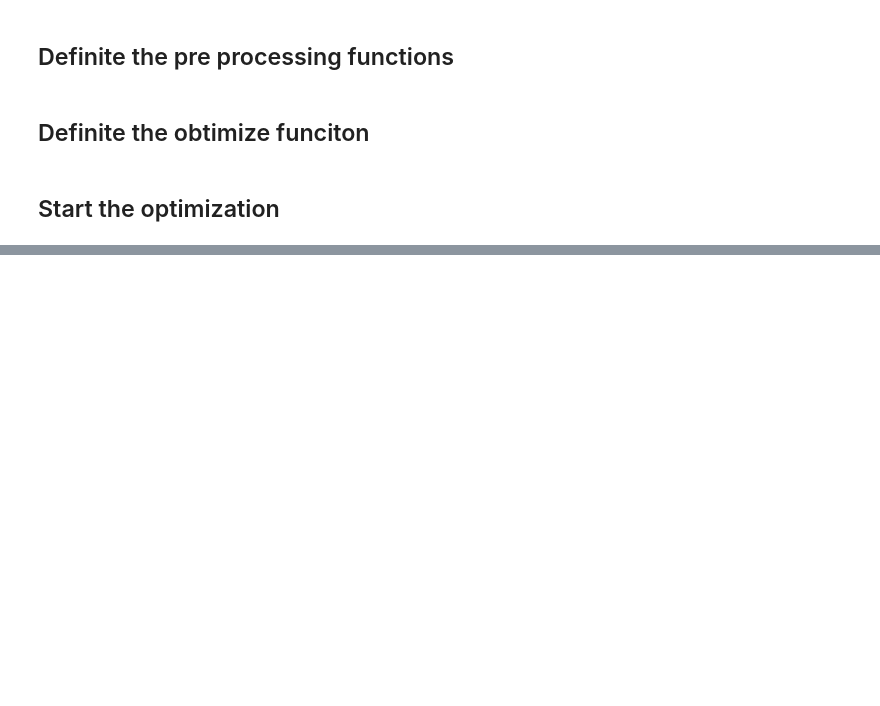
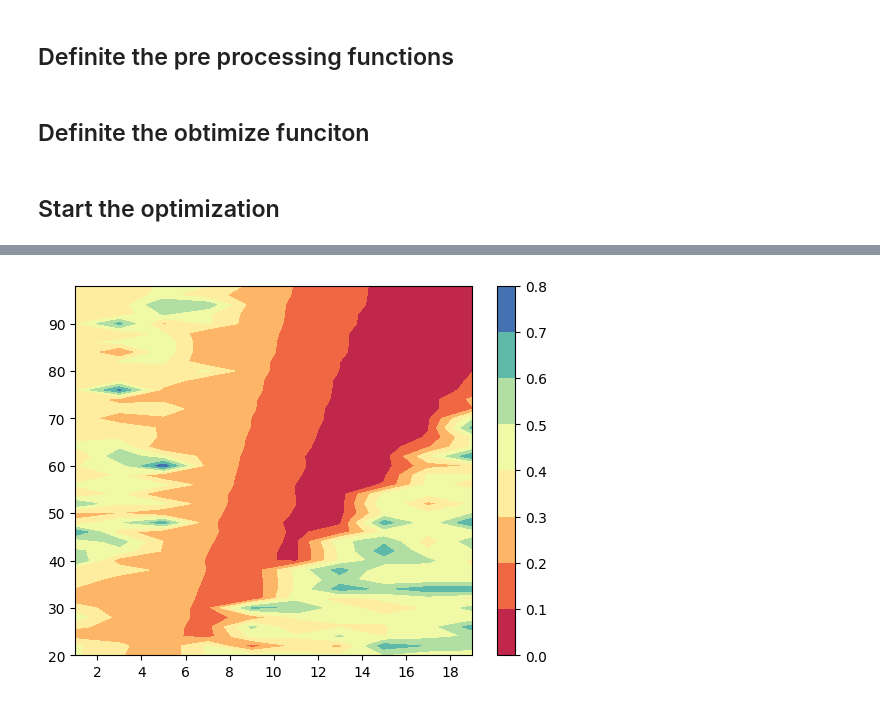
Before and after one commit to Lomolanisgo/Bayesian_PendantDrop_Tensiometry, a Jupyter notebook: adjust_parameter_v4beta.ipynb, the cells around one changed output, grey strips where cells are left out. Saved outputs shown, nothing was run; the diff lists cells and outputs as text; code cells hidden in the pictures; blank space fills up the shorter version.

```diff
--- a/adjust_parameter_v4beta.ipynb
+++ b/adjust_parameter_v4beta.ipynb
@@ -202,31 +204,28 @@ def cost_v3(img_ori,img_syn,width=100,output=0):
 # %% [markdown]
 ## Definite the obtimize funciton
 # %%
-def obtimize_v4(sv,path_ori=os.path.abspath('./images_experiment/220304_miliq_T17.7_S73.04.png'),output=0):
+def obtimize_v5(sv,path_ori=os.path.abspath('./images_experiment/220304_miliq_T17.7_S73.04.png'),output=0):
     '''need initialize xs and losts if output==0'''
     start = time.time()
     sigma=sv[0]
     v0=sv[1]
 
     # preprosessing the ori image
-    ori,needle=remove_needle_centering_v4(Image.open(path_ori))
+    ori,needle=remove_needle_centering_v5(Image.open(path_ori))
     pixel_needle=needle[0]
 
     # gen and post processing the syn image
-    syn_arr,wmax,rneedle=gen_doplet_v4(sigma=sigma,volume0=v0,rneedle=0.5)
+    syn_arr,wmax,rneedle=gen_doplet_v5(sigma=sigma,volume0=v0,rneedle=0.5)
 
     #crop the margin of syn image
-    syn_arr_cm=crop_margin_array_v4(syn_arr)
+    syn_arr_cm=crop_margin_array_v5(syn_arr)
     syn=resize_syn_arr(syn_arr_cm,wmax,r_syn=1)
 
     end = time.time()
-    print('Obtimize Program execution time: ',end - start)
+    #print('Obtimize Program execution time: ',end - start)
 
     if output==0:
         lost=cost_v3(ori,syn,output=output)
-        xs.append(sv)
-        losts.append(lost)
-        print(sv,lost)
         return lost
     elif output==1:
         C=cost_v3(ori,syn,output=output)
@@ -305,4 +275,4 @@ AttributeError: module 'matplotlib.pyplot' has no attribute 'get_camp'
 # %%
 x=np.asarray((73,16))
-C,lost=obtimize_v3(sv=x,output=2)
+C,lost=obtimize_v5(sv=x,output=2)
 Image.fromarray(np.uint8(C))
@@ -310,0 +364,5 @@ Image.fromarray(np.uint8(C))
+# %%
+grid_arr=np.asarray(Grid)
+sigma= np.asarray(range(20,100,2))
+volume=np.asarray(range (1,20,2))
+lost=grid_arr[:,2]
@@ -310,0 +388,3 @@ Image.fromarray(np.uint8(C))
+# %%
+lost2d=np.reshape(lost,(40,10))
+lost2d
@@ -310,0 +412,13 @@ Image.fromarray(np.uint8(C))
+# %%
+import matplotlib.pyplot as plt
+import numpy as np
+from numpy import ma
+from matplotlib import ticker, cm
+#进行绘图
+fig, ax = plt.subplots()
+cs = ax.contourf(volume,sigma, lost2d, cmap=plt.get_cmap('Spectral'))
+#添加colorbar
+cbar = fig.colorbar(cs)
+plt.show()
+# %% [output]
+[figure, added]
```
Also changed, not shown: parts of 25 cells of this notebook.
